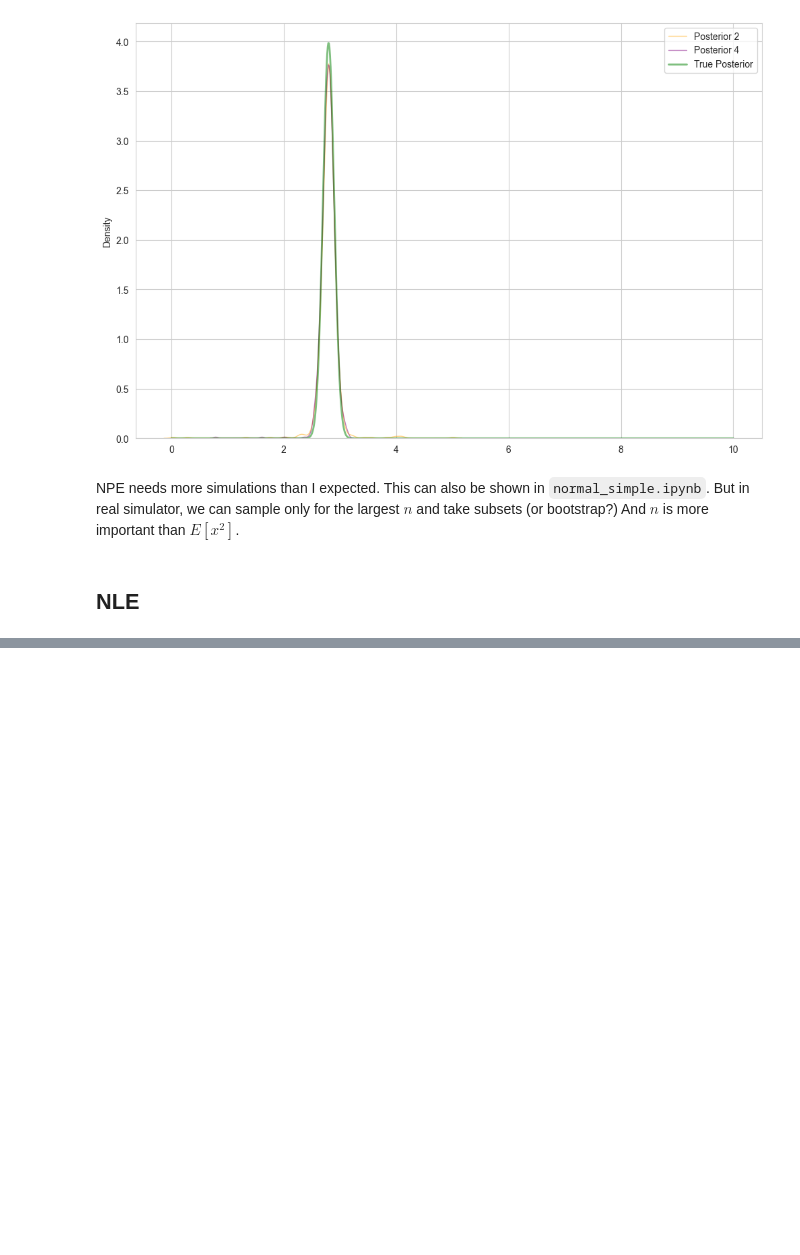
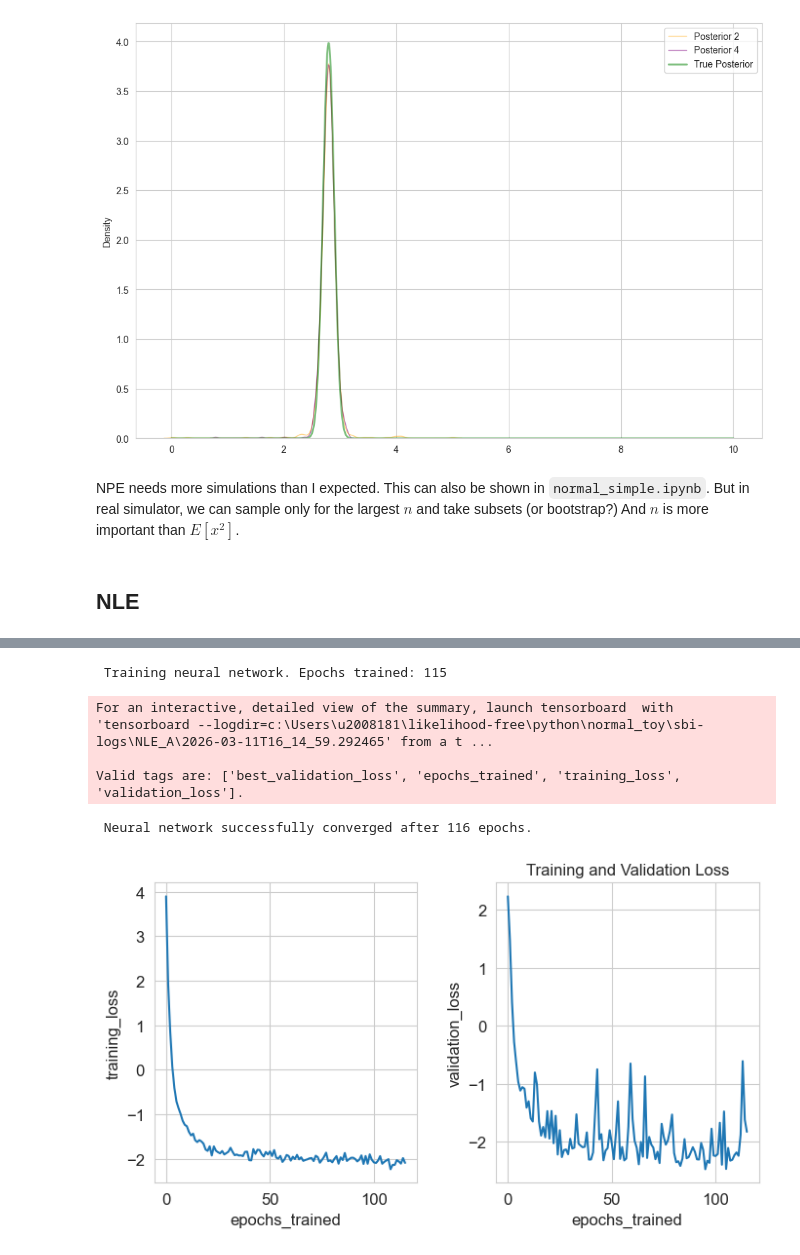
Before and after one commit to haochu-liu/likelihood-free, a Jupyter notebook: python/normal_toy/normal_toy_sbi.ipynb, the cells around one changed output, grey strips where cells are left out. Cells and saved outputs as stored; diff of their text form; code cells hidden in the pictures; blank space fills up the shorter version.

```diff
--- a/python/normal_toy/normal_toy_sbi.ipynb
+++ b/python/normal_toy/normal_toy_sbi.ipynb
@@ -390,0 +409,9 @@ def norm_example_nle(
+# %%
+posterior_3 = norm_example_nle(50000, 1, prior_torch, x_o_3, simulator_torch_3)
+# %% [output]
+ Training neural network. Epochs trained: 115
+For an interactive, detailed view of the summary, launch tensorboard  with 'tensorboard --logdir=c:\Users\u2008181\likelihood-free\python\normal_toy\sbi-logs\NLE_A\2026-03-11T16_14_59.292465' from a t ...
+
+Valid tags are: ['best_validation_loss', 'epochs_trained', 'training_loss', 'validation_loss'].
+ Neural network successfully converged after 116 epochs.
+[figure, added]
```
Also changed, not shown: parts of 4 cells of this notebook.
